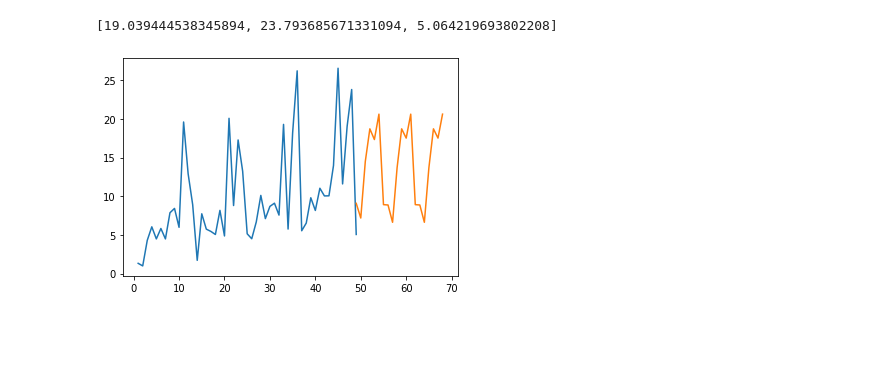
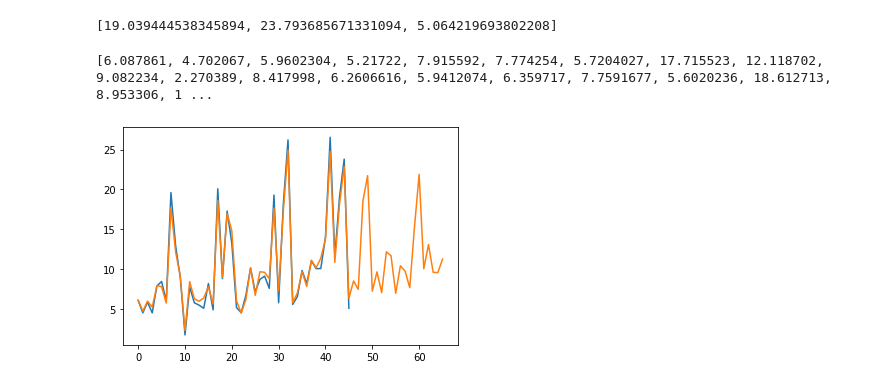
Before and after one commit to SriNithin965/project-4-2, a Jupyter notebook: code/XGBOOST_FUTURE.ipynb, the cells around one changed output. Saved outputs shown, nothing was run; the diff lists cells and outputs as text; code cells hidden in the pictures; blank space fills up the shorter version.

```diff
--- a/code/XGBOOST_FUTURE.ipynb
+++ b/code/XGBOOST_FUTURE.ipynb
@@ -135,10 +144,20 @@ day_pred=np.arange(49,69)
+# %%
+l2 = []
+for i in y_pred:
+  l2.append(i)
+print(l2)
+# %% [output]
+[6.087861, 4.702067, 5.9602304, 5.21722, 7.915592, 7.774254, 5.7204027, 17.715523, 12.118702, 9.082234, 2.270389, 8.417998, 6.2606616, 5.9412074, 6.359717, 7.7591677, 5.6020236, 18.612713, 8.953306, 1 ...
+# %%
+for i in lst_output:
+  l2.append(i)
 # %%
 import matplotlib.pyplot as plt
-plt.plot(day_new,num1)
-plt.plot(day_pred,lst_output)
+plt.plot(y)
+plt.plot(l2)
 plt.show()
 # %% [output]
-[figure, old version]
+[figure, new version]
 # %%
 date = pd.date_range(start='2018-02-01',end='2019-09-01', freq='MS')
 lst_output_data = lst_output*min(num)
```
Also changed, not shown: parts of 6 cells of this notebook.
